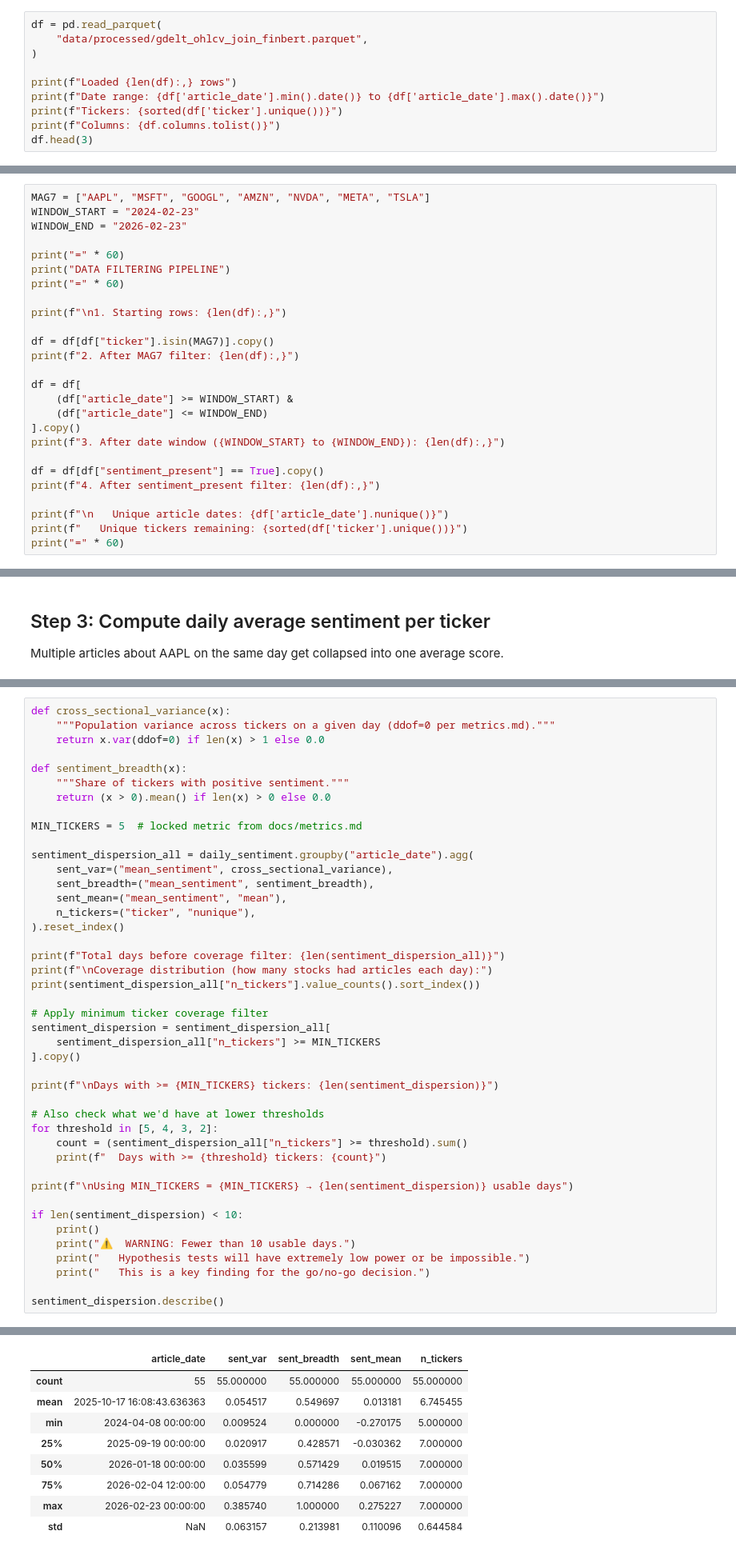
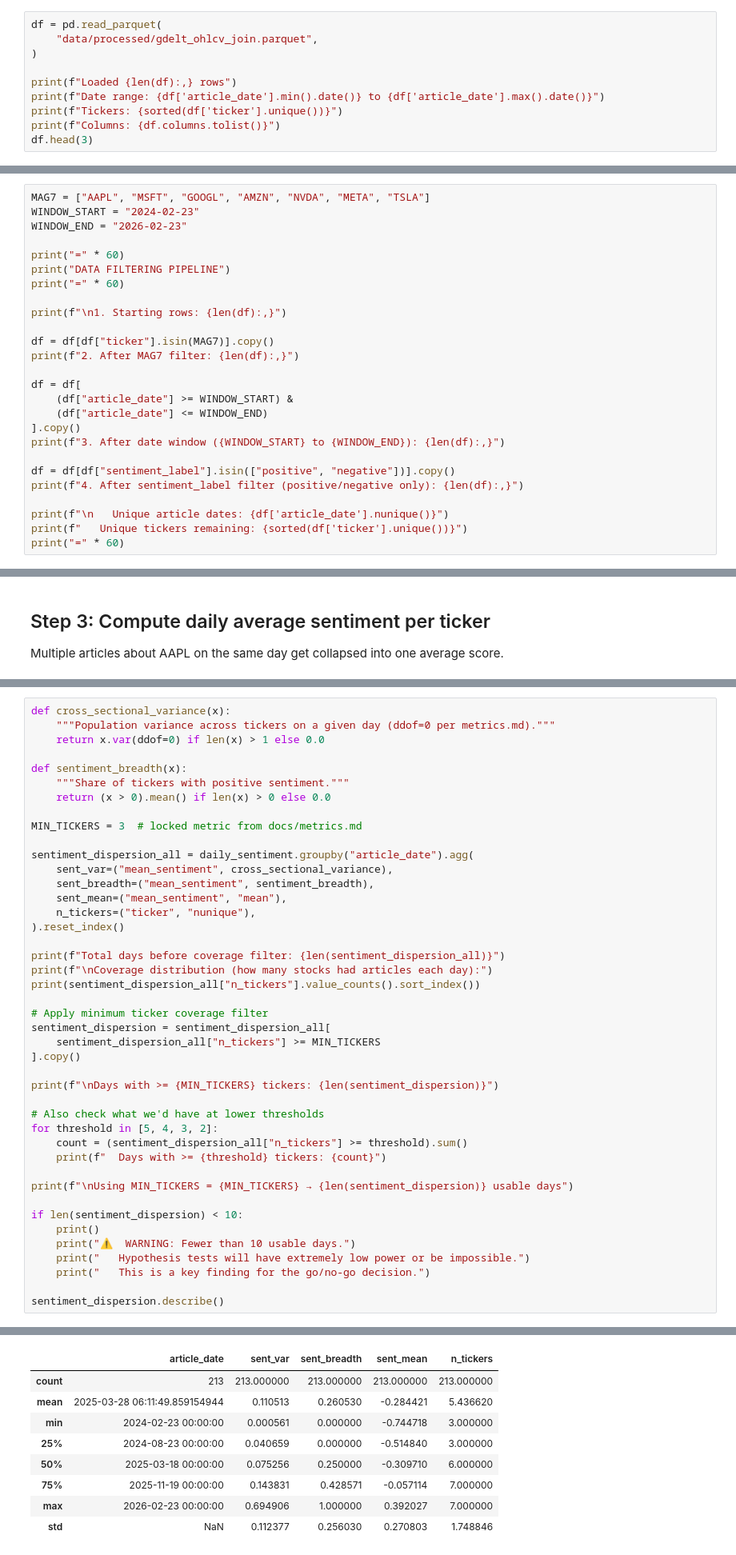
Before and after one commit to Trevor5008/market-sentiment-analysis, a Jupyter notebook: analysis/structural/correlation_mapping_finbert.ipynb, the cells around one changed output, grey strips where cells are left out. Shown at 80% size. Drawn from its saved outputs; the diff is of its cells as text.

```diff
--- a/analysis/structural/correlation_mapping_finbert.ipynb
+++ b/analysis/structural/correlation_mapping_finbert.ipynb
@@ -35,7 +35,7 @@ Working directory: /Users/elliephan/market-sentiment-analysis-8
 Each row = one news article about one MAG7 stock, with the next trading day's prices attached.
 # %%
 df = pd.read_parquet(
-    "data/processed/gdelt_ohlcv_join_finbert.parquet",
+    "data/processed/gdelt_ohlcv_join.parquet",
 )
 
 print(f"Loaded {len(df):,} rows")
@@ -78,8 +78,8 @@ df = df[
 ].copy()
 print(f"3. After date window ({WINDOW_START} to {WINDOW_END}): {len(df):,}")
 
-df = df[df["sentiment_present"] == True].copy()
-print(f"4. After sentiment_present filter: {len(df):,}")
+df = df[df["sentiment_label"].isin(["positive", "negative"])].copy()
+print(f"4. After sentiment_label filter (positive/negative only): {len(df):,}")
 
 print(f"\n   Unique article dates: {df['article_date'].nunique()}")
 print(f"   Unique tickers remaining: {sorted(df['ticker'].unique())}")
@@ -145,7 +145,7 @@ def sentiment_breadth(x):
     """Share of tickers with positive sentiment."""
     return (x > 0).mean() if len(x) > 0 else 0.0
 
-MIN_TICKERS = 5  # locked metric from docs/metrics.md
+MIN_TICKERS = 3  # locked metric from docs/metrics.md
 
 sentiment_dispersion_all = daily_sentiment.groupby("article_date").agg(
     sent_var=("mean_sentiment", cross_sectional_variance),
@@ -203,12 +203,12 @@ Using MIN_TICKERS = 5 → 55 usable days
 |  | article_date | sent_var | sent_breadth | sent_mean | n_tickers |
-| count | 55 | 55.000000 | 55.000000 | 55.000000 | 55.000000 |
-| mean | 2025-10-17 16:08:43.636363 | 0.054517 | 0.549697 | 0.013181 | 6.745455 |
-| min | 2024-04-08 00:00:00 | 0.009524 | 0.000000 | -0.270175 | 5.000000 |
-| 25% | 2025-09-19 00:00:00 | 0.020917 | 0.428571 | -0.030362 | 7.000000 |
-| 50% | 2026-01-18 00:00:00 | 0.035599 | 0.571429 | 0.019515 | 7.000000 |
-| 75% | 2026-02-04 12:00:00 | 0.054779 | 0.714286 | 0.067162 | 7.000000 |
-| max | 2026-02-23 00:00:00 | 0.385740 | 1.000000 | 0.275227 | 7.000000 |
-| std | NaN | 0.063157 | 0.213981 | 0.110096 | 0.644584 |
+| count | 213 | 213.000000 | 213.000000 | 213.000000 | 213.000000 |
+| mean | 2025-03-28 06:11:49.859154944 | 0.110513 | 0.260530 | -0.284421 | 5.436620 |
+| min | 2024-02-23 00:00:00 | 0.000561 | 0.000000 | -0.744718 | 3.000000 |
+| 25% | 2024-08-23 00:00:00 | 0.040659 | 0.000000 | -0.514840 | 3.000000 |
+| 50% | 2025-03-18 00:00:00 | 0.075256 | 0.250000 | -0.309710 | 6.000000 |
+| 75% | 2025-11-19 00:00:00 | 0.143831 | 0.428571 | -0.057114 | 7.000000 |
+| max | 2026-02-23 00:00:00 | 0.694906 | 1.000000 | 0.392027 | 7.000000 |
+| std | NaN | 0.112377 | 0.256030 | 0.270803 | 1.748846 |
 # %% [markdown]
 ## Step 5: Compute returns and return dispersion per day
 
```
Also changed, not shown: parts of 12 cells of this notebook.
